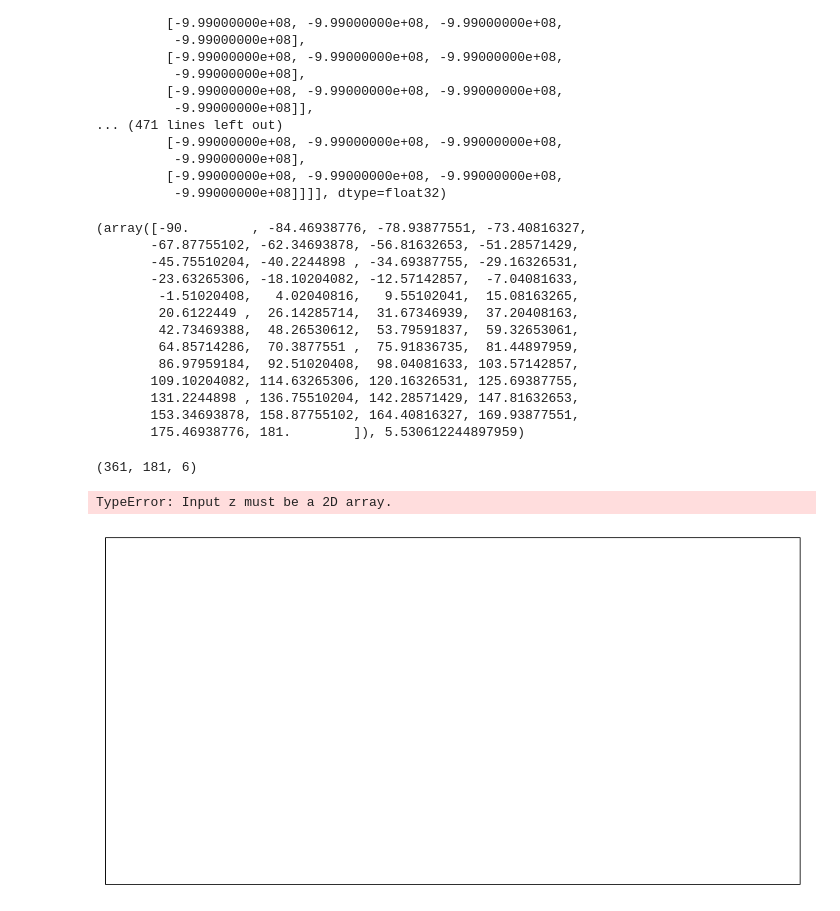
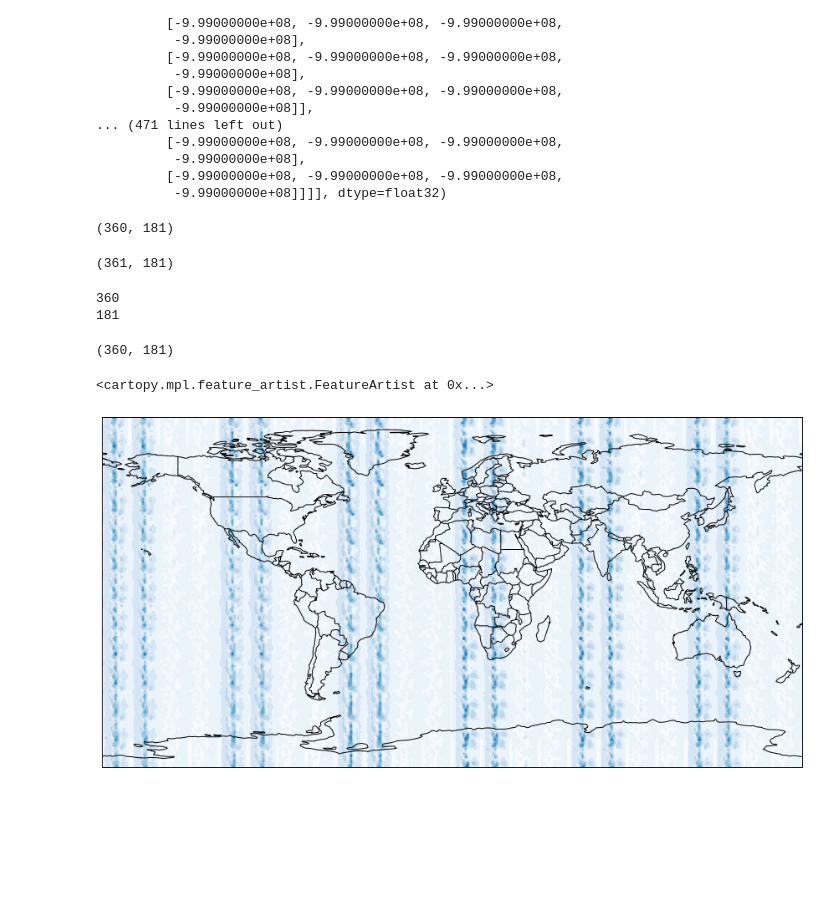
Before and after one commit to rodblack/PAIC, a Jupyter notebook: Plot Binary.ipynb, the cells around one changed output. Cells and saved outputs as stored; diff of their text form; code cells hidden in the pictures; blank space fills up the shorter version.

```diff
--- a/Plot Binary.ipynb
+++ b/Plot Binary.ipynb
@@ -7,7 +7,7 @@ import matplotlib.pyplot as plt
 import numpy as np
 from cartopy.util import add_cyclic_point
 # %%
-filein = open ('PAIC/dadosiri/NovIC_nmme_precip_anom_stdanom.dat', 'rb')
+filein = open ('dadosiri/NovIC_nmme_precip_anom_stdanom.dat', 'rb')
 
 data = np.fromfile(filein,dtype=np.float32).reshape((360,181,6,4))
 # %%
@@ -37,11 +37,11 @@ array([[[[-9.99000000e+08, -9.99000000e+08, -9.99000000e+08,
 
 #lon = data[:,0,0,0]
 #lat = data[0,:,0,0]
-pr = data[:,:,:,0]
+pr = data[:,:,0,1]
 
 lon = np.arange(360.0)
-lat = np
-print(lat)
+lat = np.arange(start=-90.0,stop=91.0,step=1)
+print(pr.shape)
 
 #xcellsize =  (maxlon -  minlon) / ncols
 #ycellsize =  (maxlat -  minlat) / nrows
@@ -50,24 +50,22 @@ print(lat)
 #lon = file['lon'][:]
 #sst = file['pr'][:,:,:]
 # %% [output]
-(array([-90.        , -84.46938776, -78.93877551, -73.40816327,
-       -67.87755102, -62.34693878, -56.81632653, -51.28571429,
-       -45.75510204, -40.2244898 , -34.69387755, -29.16326531,
-       -23.63265306, -18.10204082, -12.57142857,  -7.04081633,
-        -1.51020408,   4.02040816,   9.55102041,  15.08163265,
-        20.6122449 ,  26.14285714,  31.67346939,  37.20408163,
-        42.73469388,  48.26530612,  53.79591837,  59.32653061,
-        64.85714286,  70.3877551 ,  75.91836735,  81.44897959,
-        86.97959184,  92.51020408,  98.04081633, 103.57142857,
-       109.10204082, 114.63265306, 120.16326531, 125.69387755,
-       131.2244898 , 136.75510204, 142.28571429, 147.81632653,
-       153.34693878, 158.87755102, 164.40816327, 169.93877551,
-       175.46938776, 181.        ]), 5.530612244897959)
+(360, 181)
 # %%
 cpr, clon = add_cyclic_point(pr, coord=lon, axis=0)
 print(cpr.shape)
 # %% [output]
-(361, 181, 6)
+(361, 181)
+# %%
+print(len(lon))
+print(len(lat))
+# %% [output]
+360
+181
+# %%
+print(pr.shape)
+# %% [output]
+(360, 181)
 # %%
 fig = plt.figure(figsize=(15,10))
 
@@ -77,34 +75,34 @@ ax = fig.add_subplot(111)
 
 ax = plt.axes(projection=ccrs.PlateCarree())
 
 # ax.contourf(lon, lat, sst, 60,
 #              transform=ccrs.PlateCarree(), cmap = plt.get_cmap('Accent'),extend='max')
 
-contour = ax.contourf(clon, lat, np.mean(csst*24*60*60,axis=0), levels = np.arange(0,20,2) ,
+contour = ax.contourf(lon, lat, pr.T, levels = np.arange(0,20,2) ,
               transform=ccrs.PlateCarree(),cmap = plt.get_cmap('Blues'), extend='both')
-fig.colorbar(contour, shrink = 0.6, orientation = 'horizontal')
+# fig.colorbar(contour, shrink = 0.6, orientation = 'horizontal')
 
 # ax.coastlines()
 
 ax.add_feature(cfeature.BORDERS)
 ax.add_feature(cfeature.COASTLINE)
 
 # Accent, Accent_r, Blues, Blues_r, BrBG, BrBG_r, BuGn, BuGn_r, BuPu, BuPu_r,
 # CMRmap, CMRmap_r, Dark2, Dark2_r, GnBu, GnBu_r, Greens, Greens_r, Greys, Greys_r,
 # OrRd, OrRd_r, Oranges, Oranges_r, PRGn, PRGn_r, Paired, Paired_r, Pastel1, Pastel1_r,
 # Pastel2, Pastel2_r, PiYG, PiYG_r, PuBu, PuBuGn, PuBuGn_r, PuBu_r, PuOr, PuOr_r, PuRd,
 # PuRd_r, Purples, Purples_r, RdBu, RdBu_r, RdGy, RdGy_r, RdPu, RdPu_r, RdYlBu, RdYlBu_r,
 # RdYlGn, RdYlGn_r, Reds, Reds_r, Set1, Set1_r, Set2, Set2_r, Set3, Set3_r, Spectral,
 # Spectral_r, Wistia, Wistia_r, YlGn, YlGnBu, YlGnBu_r, YlGn_r, YlOrBr,
 # YlOrBr_r, YlOrRd, YlOrRd_r, afmhot, afmhot_r, autumn, autumn_r, binary, binary_r, bone,
 # bone_r, brg, brg_r, bwr, bwr_r, cividis, cividis_r, cool, cool_r, coolwarm, coolwarm_r,
 # copper, copper_r, cubehelix, cubehelix_r, flag, flag_r, gist_earth, gist_earth_r, gist_gray,
 # gist_gray_r, gist_heat, gist_heat_r, gist_ncar, gist_ncar_r, gist_rainbow, gist_rainbow_r,
 # gist_stern, gist_stern_r, gist_yarg, gist_yarg_r, gnuplot, gnuplot2, gnuplot2_r, gnuplot_r,
 # gray, gray_r, hot, hot_r, hsv, hsv_r, inferno, inferno_r, jet, jet_r, magma, magma_r, nipy_spectral,
 # nipy_spectral_r, ocean, ocean_r, pink, pink_r, plasma, plasma_r, prism, prism_r, rainbow, rainbow_r,
 # seismic, seismic_r, spring, spring_r, summer, summer_r, tab10, tab10_r, tab20, tab20_r,
 # tab20b, tab20b_r, tab20c, tab20c_r, terrain, terrain_r, viridis, viridis_r, winter, winter_r
 # %% [output]
-TypeError: Input z must be a 2D array.
+<cartopy.mpl.feature_artist.FeatureArtist at 0x...>
-[figure, old version]
+[figure, new version]
```
